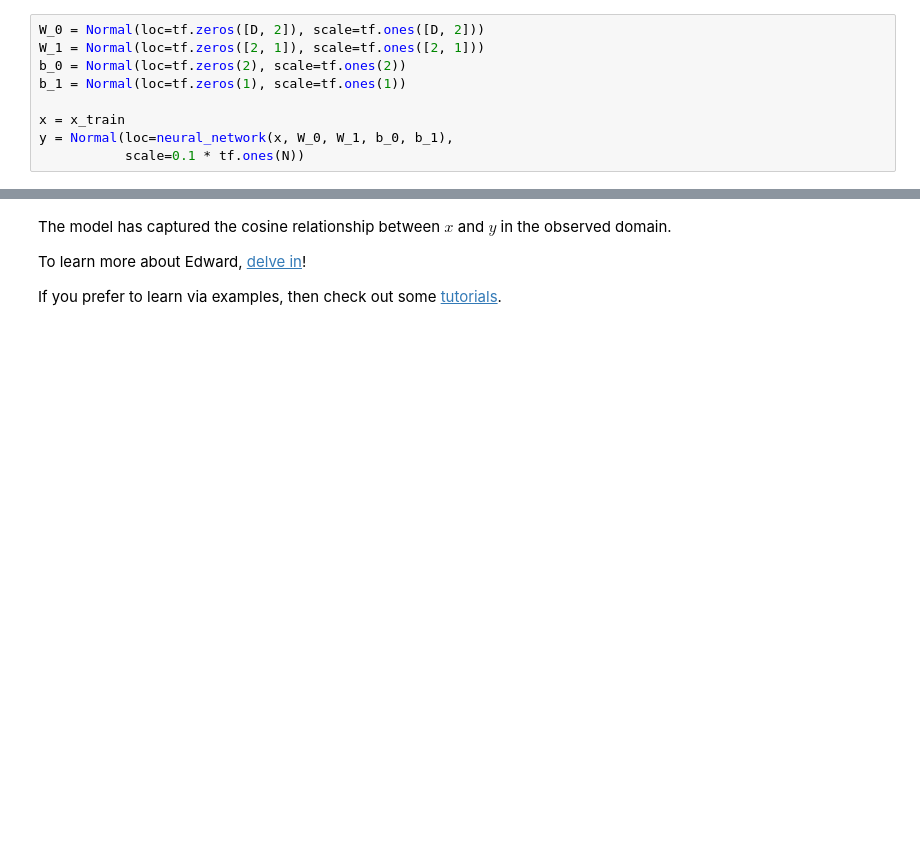
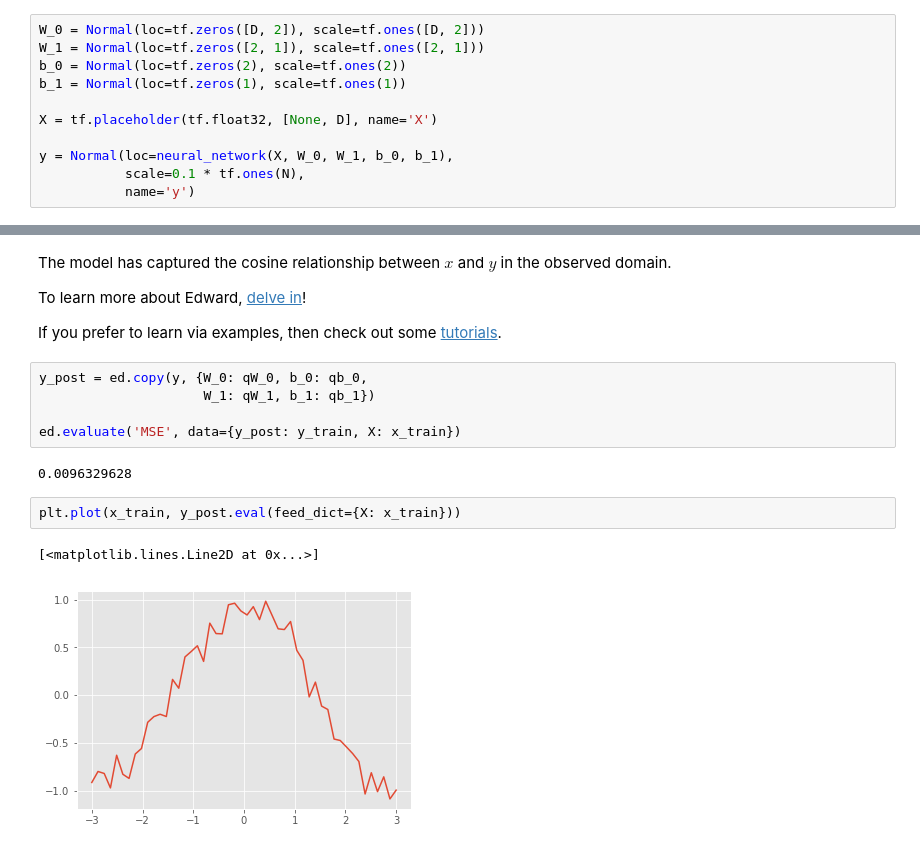
Before and after one commit to yama1968/Spikes, a Jupyter notebook: python/edward_getting_started.ipynb, the cells around one changed output, grey strips where cells are left out. Drawn from its saved outputs; the diff is of its cells as text; blank space fills up the shorter version.

```diff
--- a/python/edward_getting_started.ipynb
+++ b/python/edward_getting_started.ipynb
@@ -49,9 +49,11 @@ W_1 = Normal(loc=tf.zeros([2, 1]), scale=tf.ones([2, 1]))
 b_0 = Normal(loc=tf.zeros(2), scale=tf.ones(2))
 b_1 = Normal(loc=tf.zeros(1), scale=tf.ones(1))
 
-x = x_train
-y = Normal(loc=neural_network(x, W_0, W_1, b_0, b_1),
-           scale=0.1 * tf.ones(N))
+X = tf.placeholder(tf.float32, [None, D], name='X')
+
+y = Normal(loc=neural_network(X, W_0, W_1, b_0, b_1),
+           scale=0.1 * tf.ones(N),
+           name='y')
 # %% [markdown]
 Next, make inferences about the model from data. We will use variational inference. Specify a normal approximation over the weights and biases.
 # %%
@@ -128,3 +133,15 @@ To learn more about Edward, [delve in](http://edwardlib.org/api)!
 
 If you prefer to learn via examples, then check out some
 [tutorials](http://edwardlib.org/tutorials/).
+# %%
+y_post = ed.copy(y, {W_0: qW_0, b_0: qb_0,
+                     W_1: qW_1, b_1: qb_1})
+
+ed.evaluate('MSE', data={y_post: y_train, X: x_train})
+# %% [output]
+0.0096329628
+# %%
+plt.plot(x_train, y_post.eval(feed_dict={X: x_train}))
+# %% [output]
+[<matplotlib.lines.Line2D at 0x...>]
+[figure, added]
```
Also changed, not shown: parts of 4 cells of this notebook, 6 other files.
